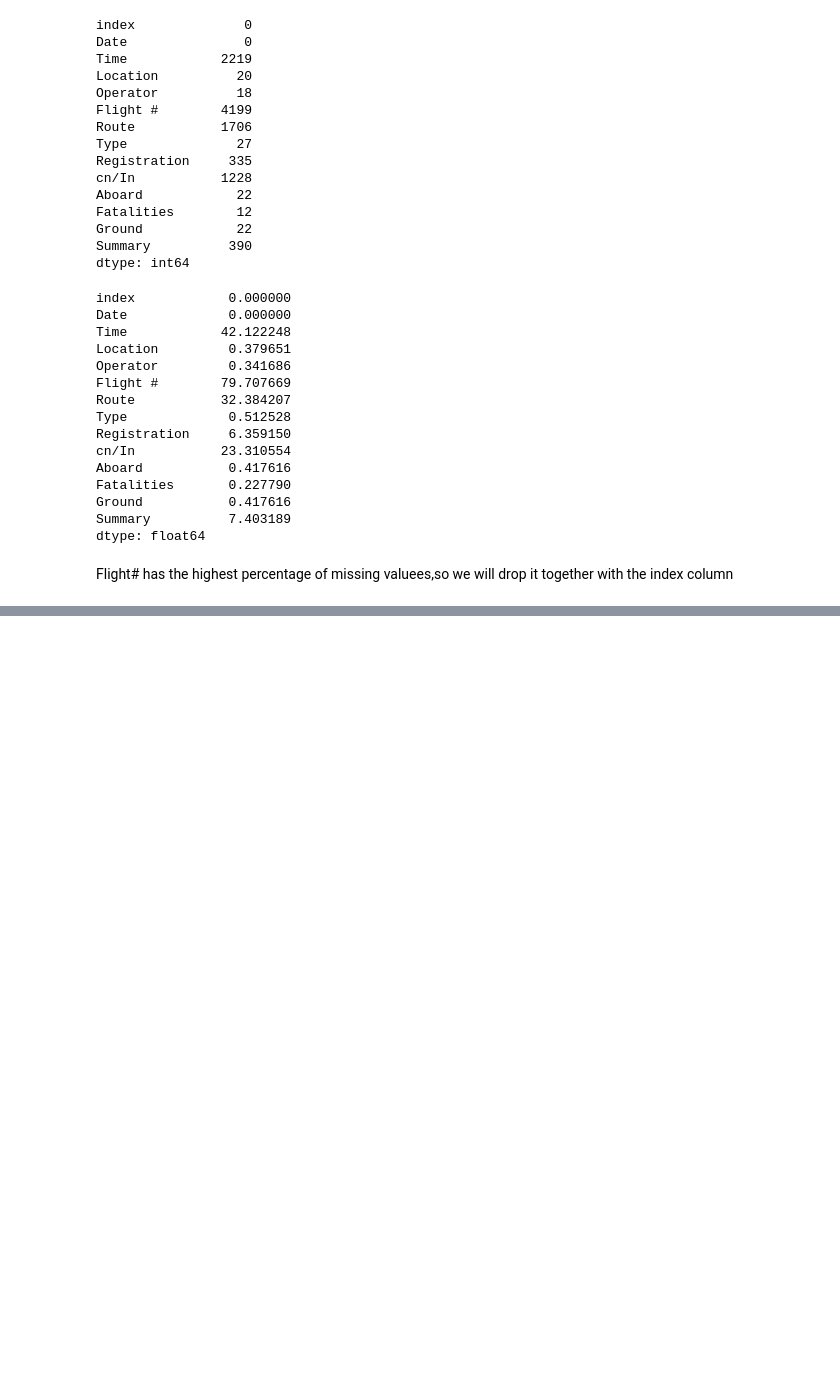
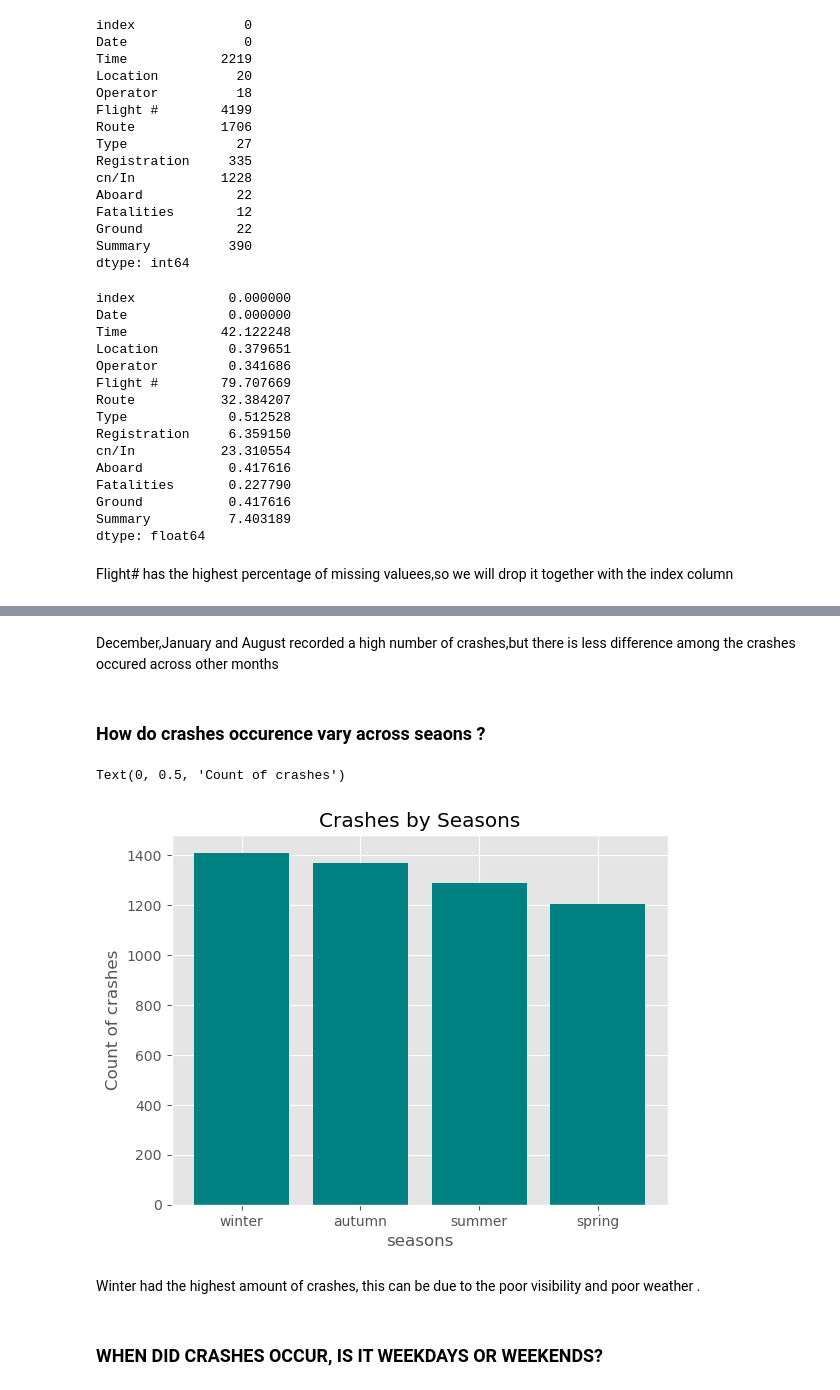
Before and after one commit to danielkimutai/Airplane-crashes-and-fatalities-analysis, a Jupyter notebook: index.ipynb, the cells around one changed output, grey strips where cells are left out. Cells and saved outputs as stored; diff of their text form; code cells hidden in the pictures; blank space fills up the shorter version.

```diff
--- a/index.ipynb
+++ b/index.ipynb
@@ -180,0 +334,18 @@ TypeError: 'NoneType' object is not subscriptable
+# %% [markdown]
+December,January and August recorded a high number of crashes,but there is less difference among the crashes occured across other months
+# %% [markdown]
+### How do crashes occurence vary across seaons ?
+# %%
+
+season_count=df['season'].value_counts()
+plt.bar(season_count.index,season_count,color='Teal')
+plt.title('Crashes by Seasons')
+plt.xlabel('seasons')
+plt.ylabel('Count of crashes')
+# %% [output]
+Text(0, 0.5, 'Count of crashes')
+[figure, added]
+# %% [markdown]
+Winter had the highest amount of crashes, this can be due to the poor visibility and poor weather .
+# %% [markdown]
+###  WHEN DID CRASHES OCCUR, IS IT WEEKDAYS OR WEEKENDS?
```
Also changed, not shown: parts of 33 cells of this notebook.
